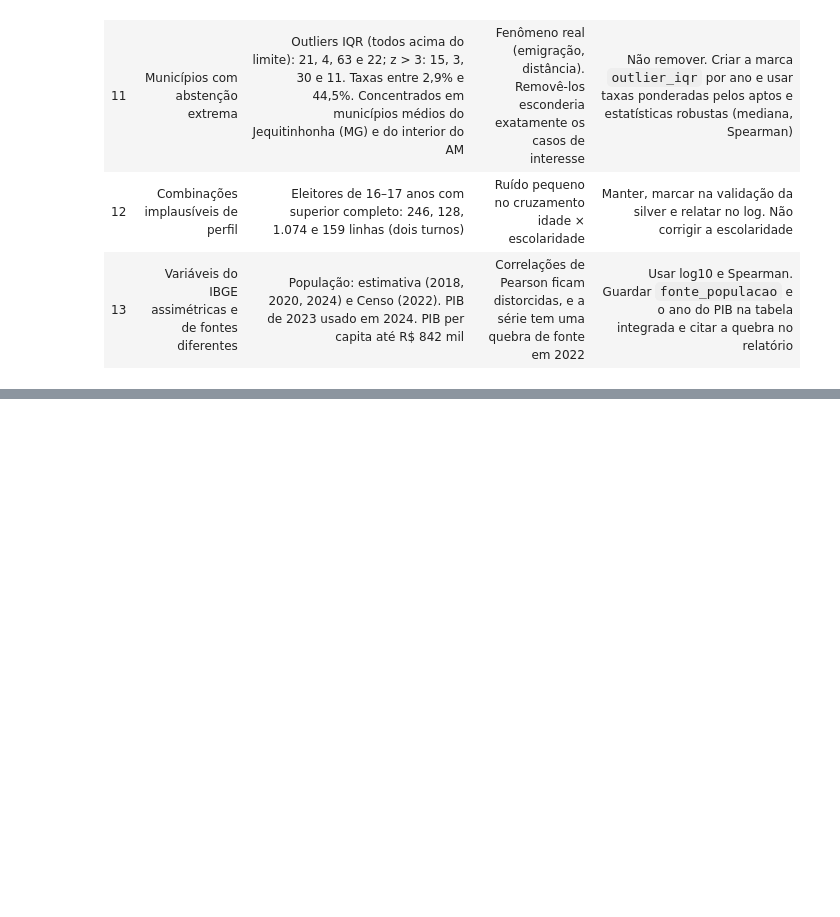
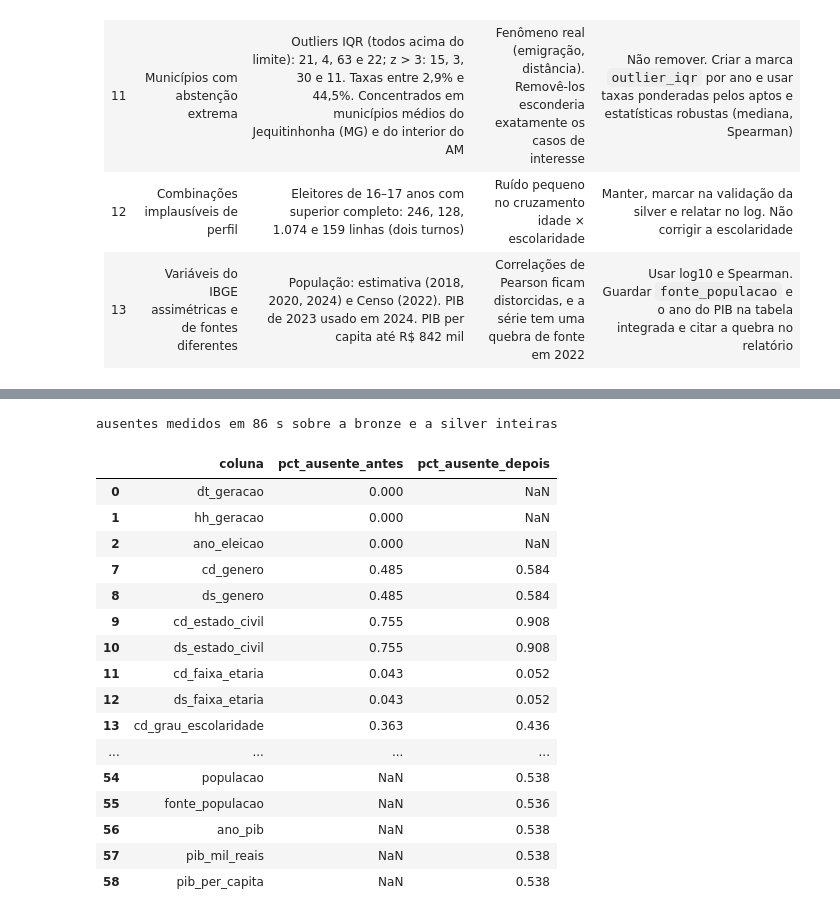
Before and after one commit to GUSTAVOHOOO/bigdata-tse-abstencao, a Jupyter notebook: notebooks/etapa1.ipynb, the cells around one changed output, grey strips where cells are left out. Cells and saved outputs as stored; diff of their text form; code cells hidden in the pictures; blank space fills up the shorter version.

```diff
--- a/notebooks/etapa1.ipynb
+++ b/notebooks/etapa1.ipynb
@@ -1217,0 +1461,26 @@ A ordem segue o impacto nas cinco perguntas. Cada linha vira um registro do log
+# %%
+t0 = time.time()
+ausentes = ausentes_antes_depois()  # grava reports/ausentes_antes_depois.csv
+print(f"ausentes medidos em {time.time() - t0:.0f} s sobre a bronze e a silver inteiras")
+with pd.option_context("display.max_rows", 80, "display.float_format", "{:.3f}".format):
+    display(ausentes[(ausentes.pct_ausente_antes.fillna(0) > 0) | (ausentes.pct_ausente_depois.fillna(0) > 0)
+                     | ausentes.pct_ausente_antes.isna() | ausentes.pct_ausente_depois.isna()])
+# %% [output]
+ausentes medidos em 86 s sobre a bronze e a silver inteiras
+|  | coluna | pct_ausente_antes | pct_ausente_depois |
+| 0 | dt_geracao | 0.000 | NaN |
+| 1 | hh_geracao | 0.000 | NaN |
+| 2 | ano_eleicao | 0.000 | NaN |
+| 7 | cd_genero | 0.485 | 0.584 |
+| 8 | ds_genero | 0.485 | 0.584 |
+| 9 | cd_estado_civil | 0.755 | 0.908 |
+| 10 | ds_estado_civil | 0.755 | 0.908 |
+| 11 | cd_faixa_etaria | 0.043 | 0.052 |
+| 12 | ds_faixa_etaria | 0.043 | 0.052 |
+| 13 | cd_grau_escolaridade | 0.363 | 0.436 |
+| ... | ... | ... | ... |
+| 54 | populacao | NaN | 0.538 |
+| 55 | fonte_populacao | NaN | 0.536 |
+| 56 | ano_pib | NaN | 0.538 |
+| 57 | pib_mil_reais | NaN | 0.538 |
+| 58 | pib_per_capita | NaN | 0.538 |
```
Also changed, not shown: parts of 25 cells of this notebook, 2 other files.
